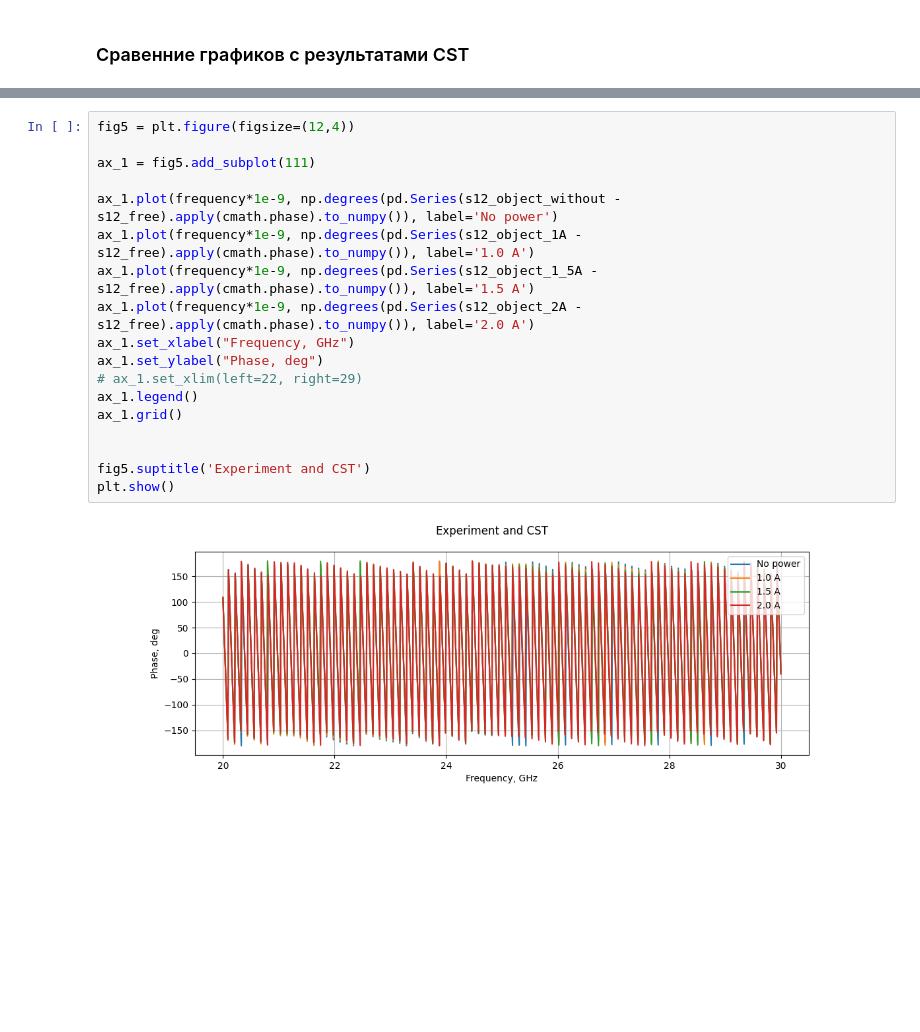
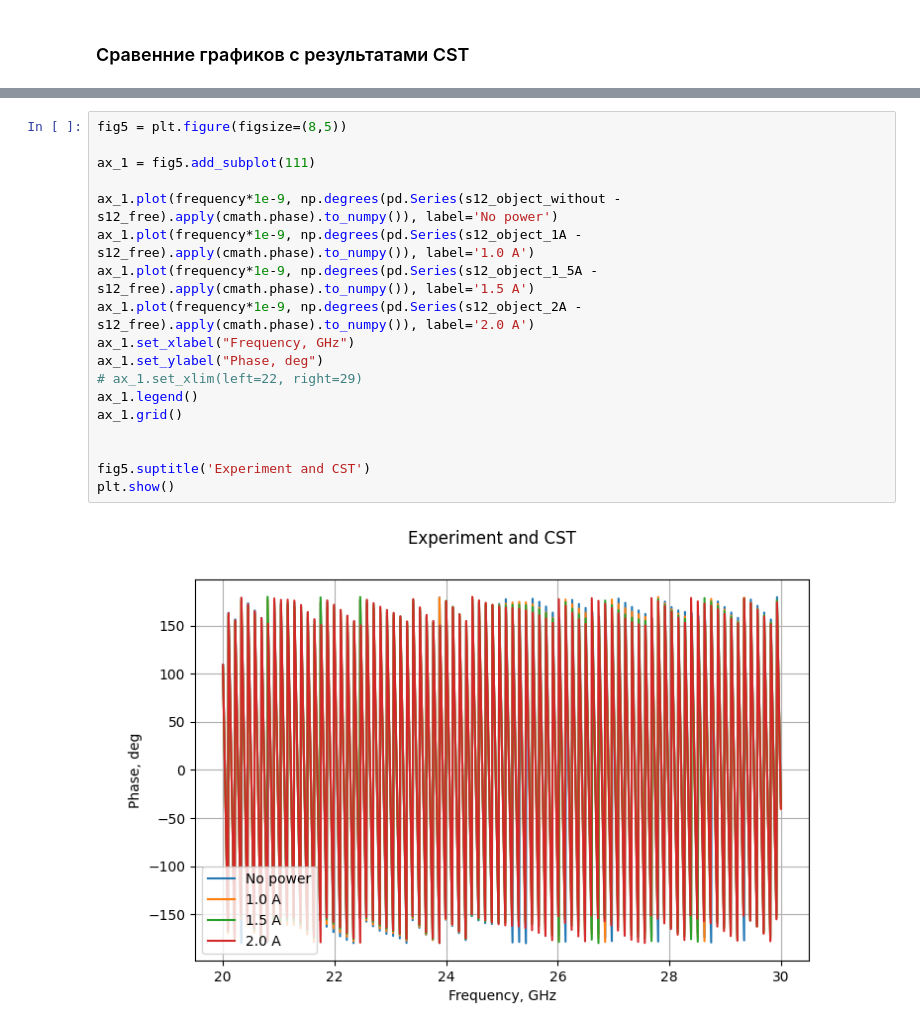
Before and after one commit to isvoropaev02/post_processing_RIS, a Jupyter notebook: 250923/S21_mirror.ipynb, the cells around one changed output, grey strips where cells are left out. Saved outputs shown, nothing was run; the diff lists cells and outputs as text; blank space fills up the shorter version.

```diff
--- a/250923/S21_mirror.ipynb
+++ b/250923/S21_mirror.ipynb
@@ -216,20 +219,20 @@ plt.show()
 # %%
-fig5 = plt.figure(figsize=(12,4))
+fig5 = plt.figure(figsize=(8,5))
 
 ax_1 = fig5.add_subplot(111)
 
 ax_1.plot(frequency*1e-9, np.degrees(pd.Series(s12_object_without - s12_free).apply(cmath.phase).to_numpy()), label='No power')
 ax_1.plot(frequency*1e-9, np.degrees(pd.Series(s12_object_1A - s12_free).apply(cmath.phase).to_numpy()), label='1.0 A')
 ax_1.plot(frequency*1e-9, np.degrees(pd.Series(s12_object_1_5A - s12_free).apply(cmath.phase).to_numpy()), label='1.5 A')
 ax_1.plot(frequency*1e-9, np.degrees(pd.Series(s12_object_2A - s12_free).apply(cmath.phase).to_numpy()), label='2.0 A')
 ax_1.set_xlabel("Frequency, GHz")
 ax_1.set_ylabel("Phase, deg")
 # ax_1.set_xlim(left=22, right=29)
 ax_1.legend()
 ax_1.grid()
 
 
 fig5.suptitle('Experiment and CST')
 plt.show()
 # %% [output]
-[figure, old version]
+[figure, new version]
```
Also changed, not shown: parts of 3 cells of this notebook, 2 other files.
